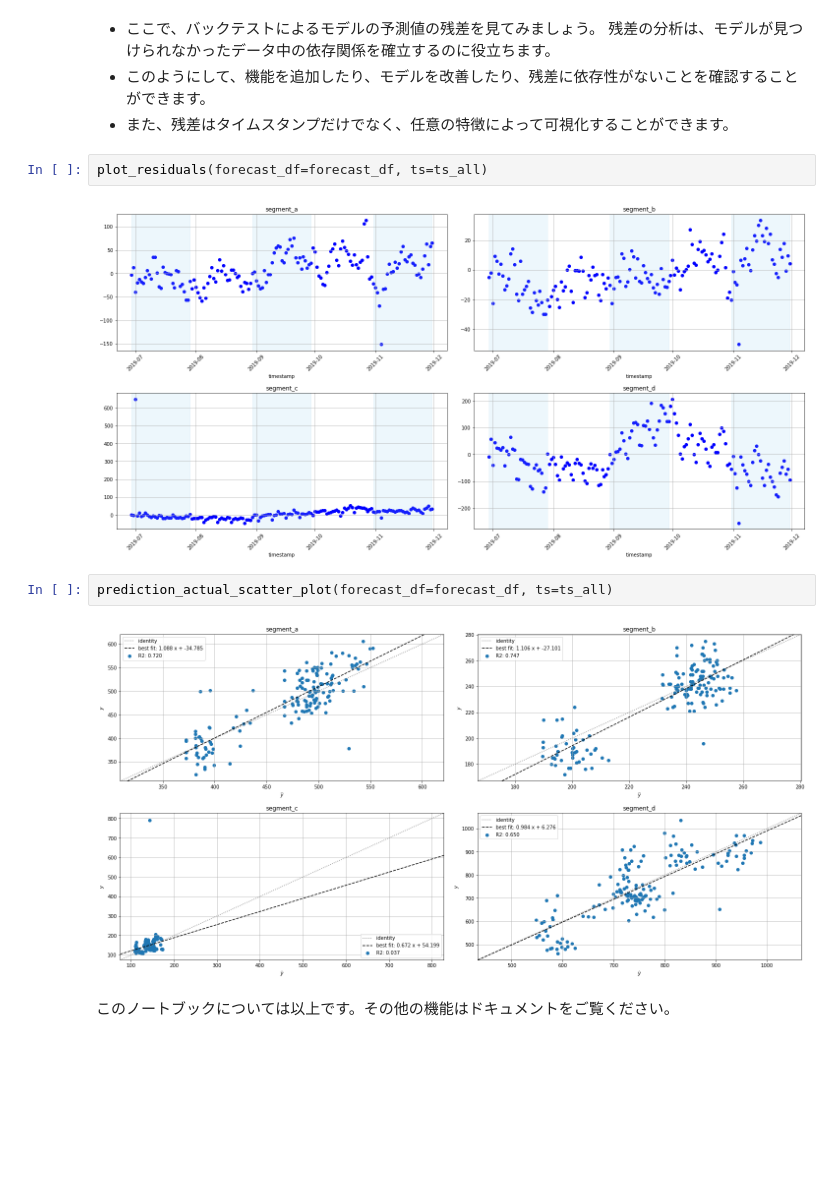
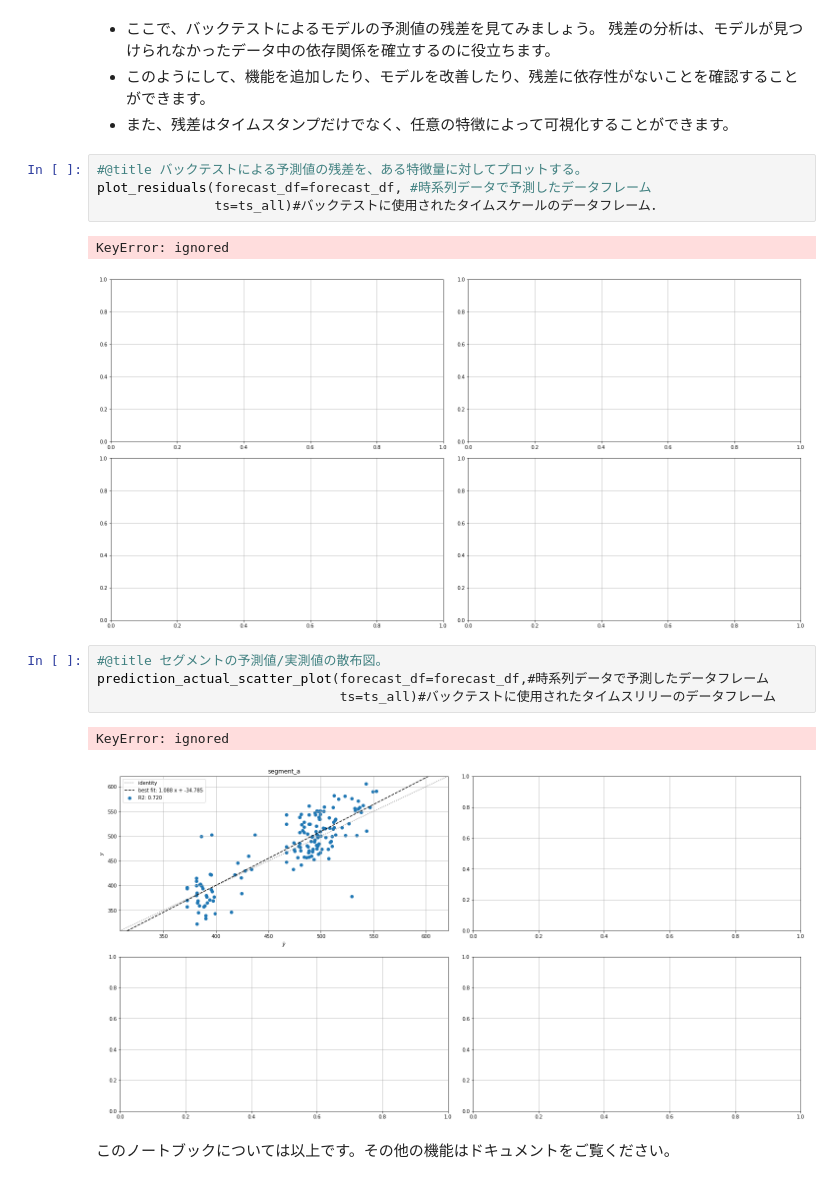
Before and after one commit to arumajirou/ETNA, a Jupyter notebook: backtest.ipynb, the cells around one changed output. Saved outputs shown, nothing was run; the diff lists cells and outputs as text; blank space fills up the shorter version.

```diff
--- a/backtest.ipynb
+++ b/backtest.ipynb
@@ -451,12 +474,18 @@ plot_metric_per_segment(metrics_df=metrics_df, metric_name="SMAPE", ascending=Tr
 - このようにして、機能を追加したり、モデルを改善したり、残差に依存性がないことを確認することができます。
 - また、残差はタイムスタンプだけでなく、任意の特徴によって可視化することができます。
 # %%
-plot_residuals(forecast_df=forecast_df, ts=ts_all)
+#@title バックテストによる予測値の残差を、ある特徴量に対してプロットする。
+plot_residuals(forecast_df=forecast_df, #時系列データで予測したデータフレーム
+               ts=ts_all)#バックテストに使用されたタイムスケールのデータフレーム．
 # %% [output]
+KeyError: ignored
-[figure, old version]
+[figure, new version]
 # %%
-prediction_actual_scatter_plot(forecast_df=forecast_df, ts=ts_all)
+#@title セグメントの予測値/実測値の散布図。
+prediction_actual_scatter_plot(forecast_df=forecast_df,#時系列データで予測したデータフレーム
+                               ts=ts_all)#バックテストに使用されたタイムスリリーのデータフレーム
 # %% [output]
+KeyError: ignored
-[figure, old version]
+[figure, new version]
 # %% [markdown]
 このノートブックについては以上です。その他の機能はドキュメントをご覧ください。
```
Also changed, not shown: parts of 18 cells of this notebook.
